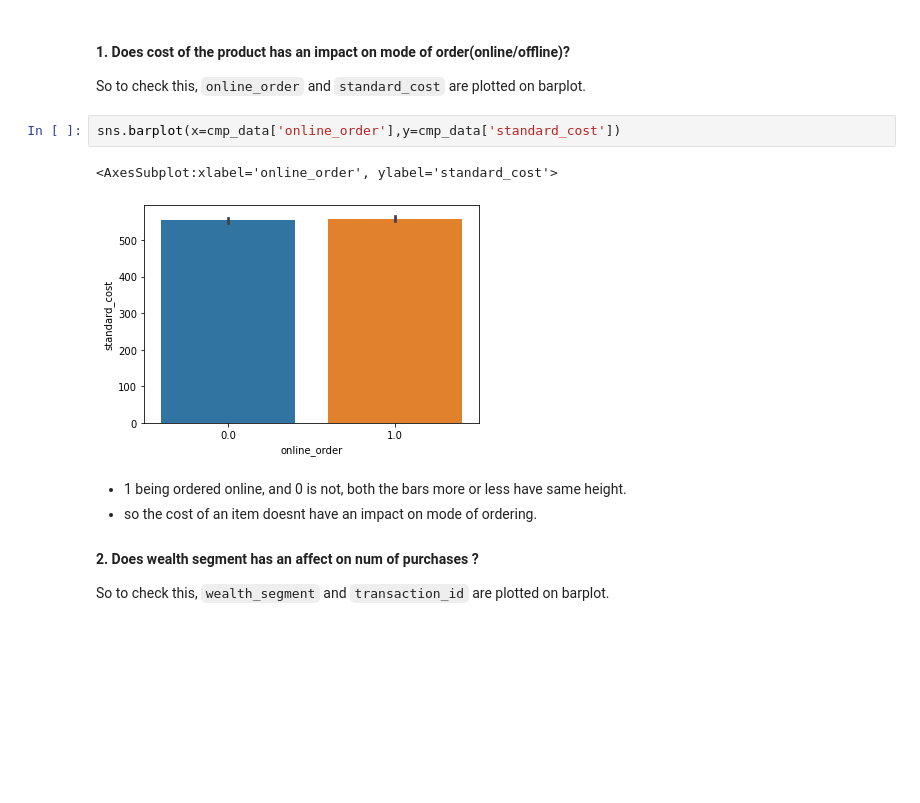
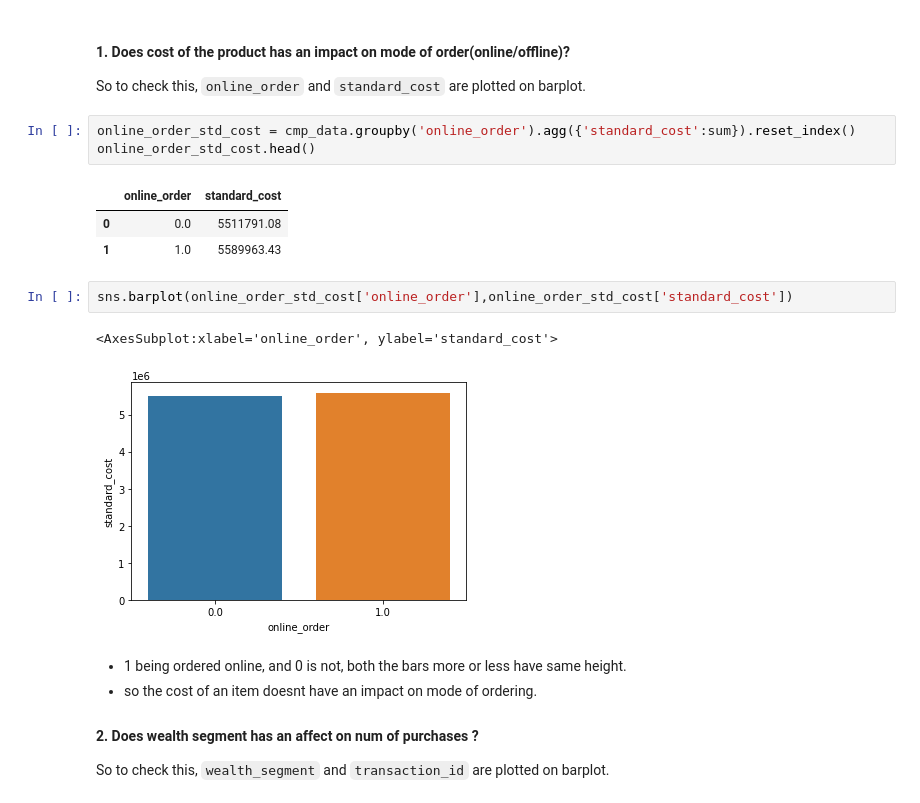
Before and after one commit to Jagadeeshkumaryanda/Customer_Segmentation_Analysis, a Jupyter notebook: Exploratory Data Analysis.ipynb, the cells around one changed output. Saved outputs shown, nothing was run; the diff lists cells and outputs as text; blank space fills up the shorter version.

```diff
--- a/Exploratory Data Analysis.ipynb
+++ b/Exploratory Data Analysis.ipynb
@@ -80,11 +80,18 @@ cmp_data.to_csv('cust_trans_combined.csv')
 # %% [markdown]
 #### 1. Does cost of the product has an impact on mode of order(online/offline)?
 So to check this, `online_order` and `standard_cost` are plotted on barplot.
+# %%
+online_order_std_cost = cmp_data.groupby('online_order').agg({'standard_cost':sum}).reset_index()
+online_order_std_cost.head()
+# %% [output]
+|  | online_order | standard_cost |
+| 0 | 0.0 | 5511791.08 |
+| 1 | 1.0 | 5589963.43 |
 # %%
-sns.barplot(x=cmp_data['online_order'],y=cmp_data['standard_cost'])
+sns.barplot(online_order_std_cost['online_order'],online_order_std_cost['standard_cost'])
 # %% [output]
 <AxesSubplot:xlabel='online_order', ylabel='standard_cost'>
-[figure, old version]
+[figure, new version]
 # %% [markdown]
 * 1 being ordered online, and 0 is not, both the bars more or less have same height.
 * so the cost of an item doesnt have an impact on mode of ordering.
```
Also changed, not shown: parts of 10 cells of this notebook.
